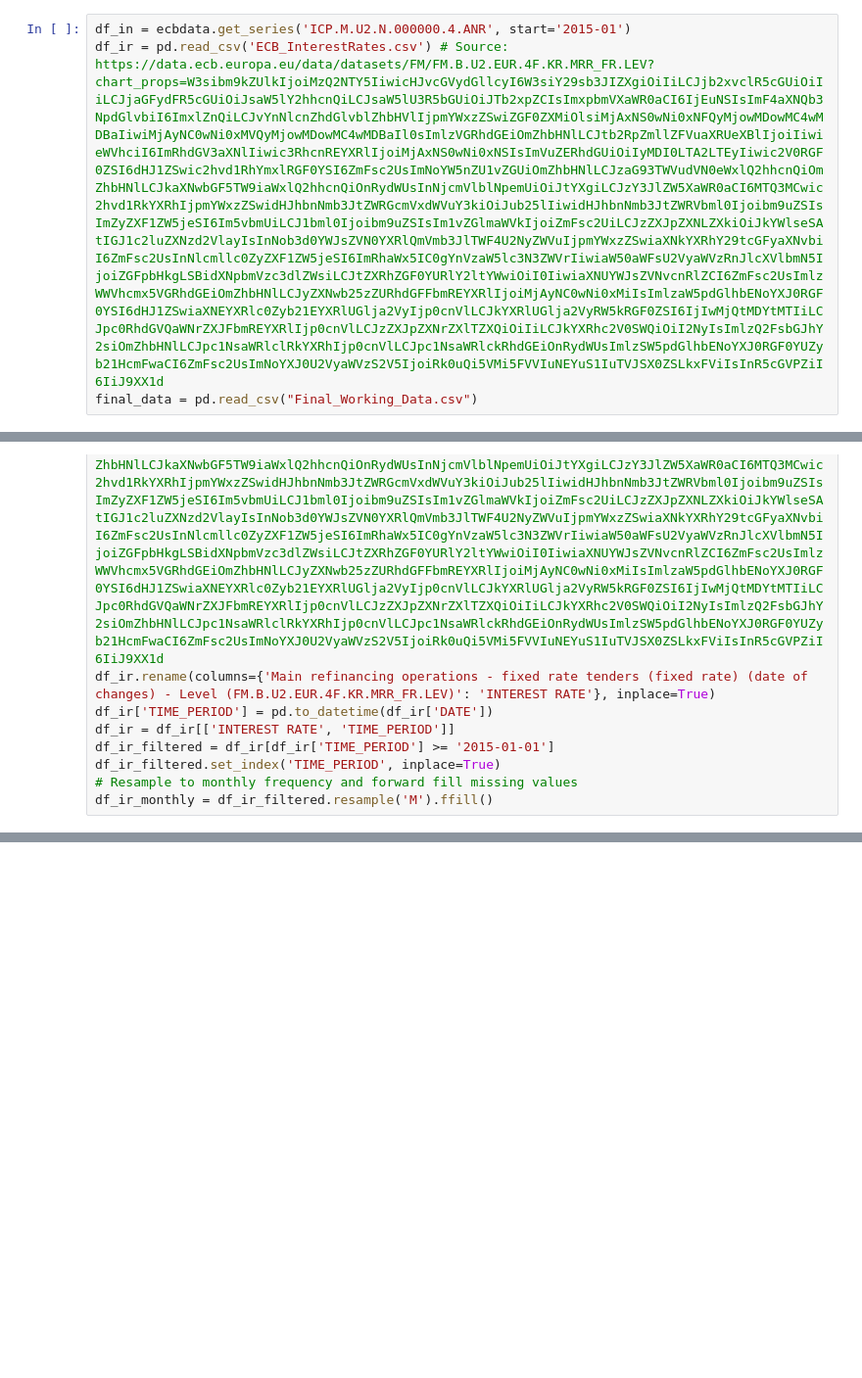
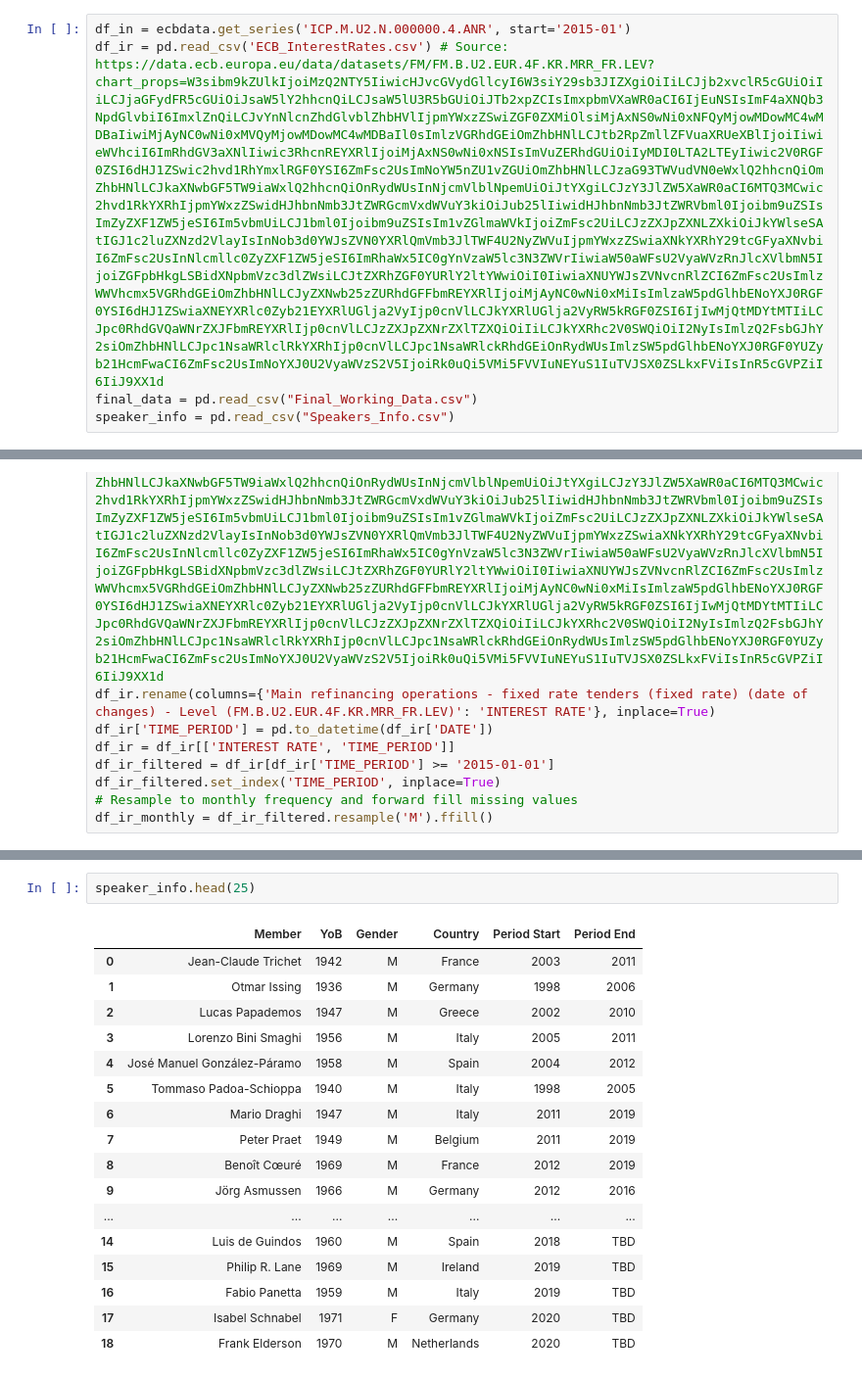
Before and after one commit to lalvarezpoli/DSDM_Thesis, a Jupyter notebook: poisson.ipynb, the cells around one changed output, grey strips where cells are left out. Shown at 98% size. Drawn from its saved outputs; the diff is of its cells as text; blank space fills up the shorter version.

```diff
--- a/poisson.ipynb
+++ b/poisson.ipynb
@@ -16 +16,2 @@ df_ir = pd.read_csv('ECB_InterestRates.csv') # Source: https://data.ecb.europa.e
 final_data = pd.read_csv("Final_Working_Data.csv")
+speaker_info = pd.read_csv("Speakers_Info.csv")
@@ -122,0 +141,20 @@ TIME_PERIOD
+# %%
+speaker_info.head(25)
+# %% [output]
+|  | Member | YoB | Gender | Country | Period Start | Period End |
+| 0 | Jean-Claude Trichet | 1942 | M | France | 2003 | 2011 |
+| 1 | Otmar Issing | 1936 | M | Germany | 1998 | 2006 |
+| 2 | Lucas Papademos | 1947 | M | Greece | 2002 | 2010 |
+| 3 | Lorenzo Bini Smaghi | 1956 | M | Italy | 2005 | 2011 |
+| 4 | José Manuel González-Páramo | 1958 | M | Spain | 2004 | 2012 |
+| 5 | Tommaso Padoa-Schioppa | 1940 | M | Italy | 1998 | 2005 |
+| 6 | Mario Draghi | 1947 | M | Italy | 2011 | 2019 |
+| 7 | Peter Praet | 1949 | M | Belgium | 2011 | 2019 |
+| 8 | Benoît Cœuré | 1969 | M | France | 2012 | 2019 |
+| 9 | Jörg Asmussen | 1966 | M | Germany | 2012 | 2016 |
+| ... | ... | ... | ... | ... | ... | ... |
+| 14 | Luis de Guindos | 1960 | M | Spain | 2018 | TBD |
+| 15 | Philip R. Lane | 1969 | M | Ireland | 2019 | TBD |
+| 16 | Fabio Panetta | 1959 | M | Italy | 2019 | TBD |
+| 17 | Isabel Schnabel | 1971 | F | Germany | 2020 | TBD |
+| 18 | Frank Elderson | 1970 | M | Netherlands | 2020 | TBD |
```
Also changed, not shown: parts of 12 cells of this notebook, 5 other files.
